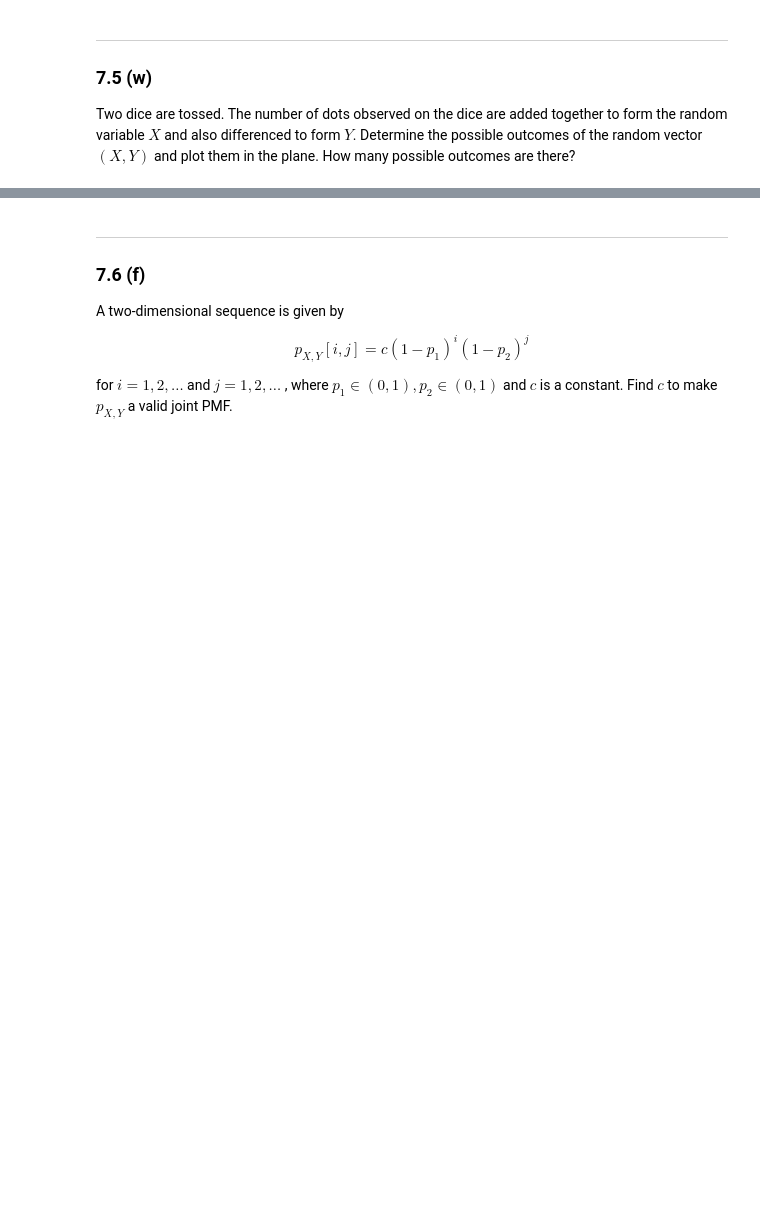
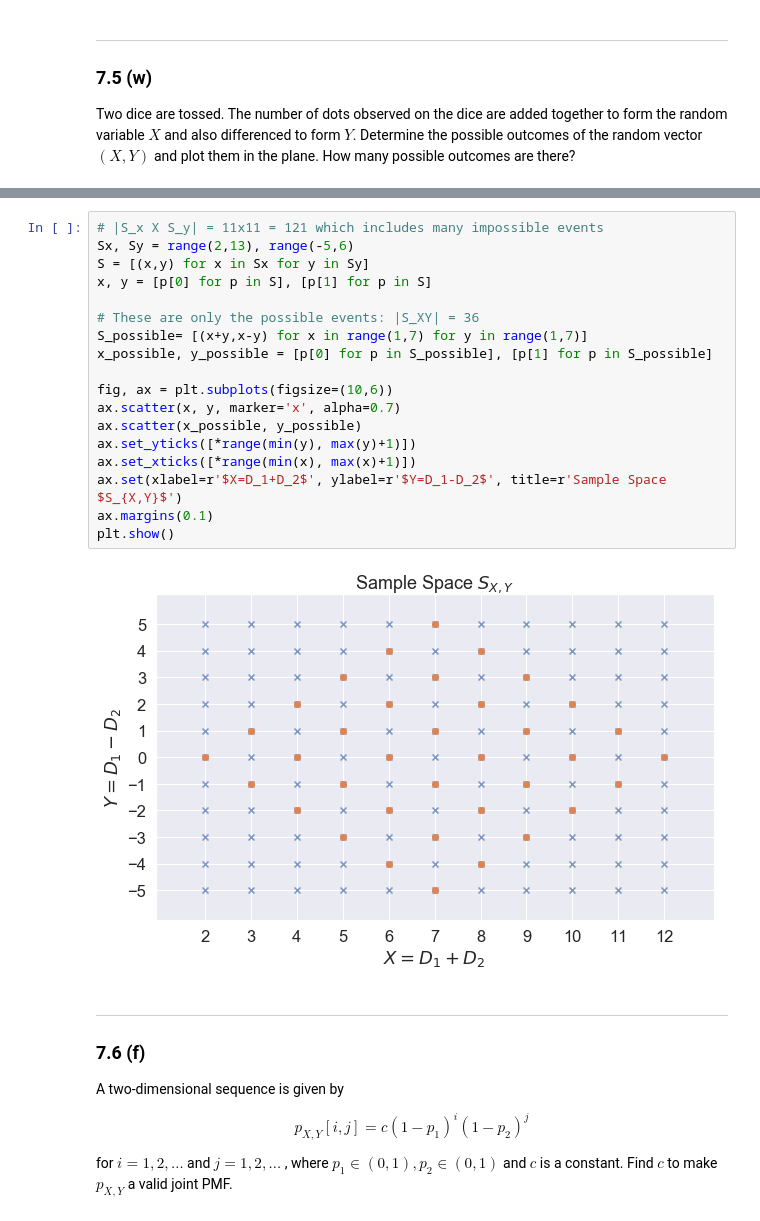
Before and after one commit to VictorCannestro/Intuitive_Probability_and_Random_Processes, a Jupyter notebook: CH7_Multiple_Discrete_Random_Variables.ipynb, the cells around one changed output, grey strips where cells are left out. Cells and saved outputs as stored; diff of their text form; blank space fills up the shorter version.

```diff
--- a/CH7_Multiple_Discrete_Random_Variables.ipynb
+++ b/CH7_Multiple_Discrete_Random_Variables.ipynb
@@ -72,3 +127,23 @@ Two dice are tossed. The number of dots observed on the dice are added together
+# %%
+# |S_x X S_y| = 11x11 = 121 which includes many impossible events
+Sx, Sy = range(2,13), range(-5,6)
+S = [(x,y) for x in Sx for y in Sy]
+x, y = [p[0] for p in S], [p[1] for p in S]
+
+# These are only the possible events: |S_XY| = 36
+S_possible= [(x+y,x-y) for x in range(1,7) for y in range(1,7)]
+x_possible, y_possible = [p[0] for p in S_possible], [p[1] for p in S_possible]
+
+fig, ax = plt.subplots(figsize=(10,6))
+ax.scatter(x, y, marker='x', alpha=0.7)
+ax.scatter(x_possible, y_possible)
+ax.set_yticks([*range(min(y), max(y)+1)])
+ax.set_xticks([*range(min(x), max(x)+1)])
+ax.set(xlabel=r'$X=D_1+D_2$', ylabel=r'$Y=D_1-D_2$', title=r'Sample Space $S_{X,Y}$')
+ax.margins(0.1)
+plt.show()
+# %% [output]
+[figure, added]
 # %% [markdown]
 ***
 ### 7.6 (f)
```
Also changed, not shown: parts of 15 cells of this notebook, 2 other files.
